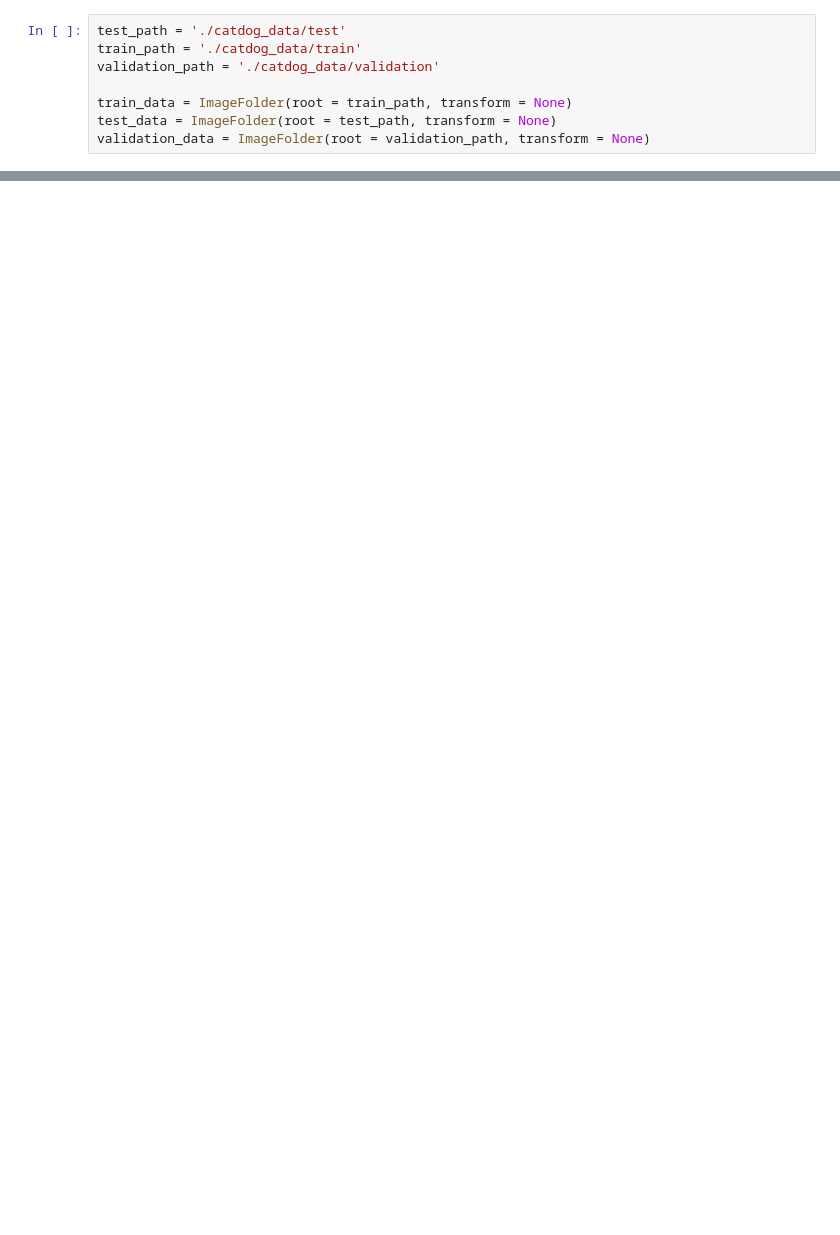
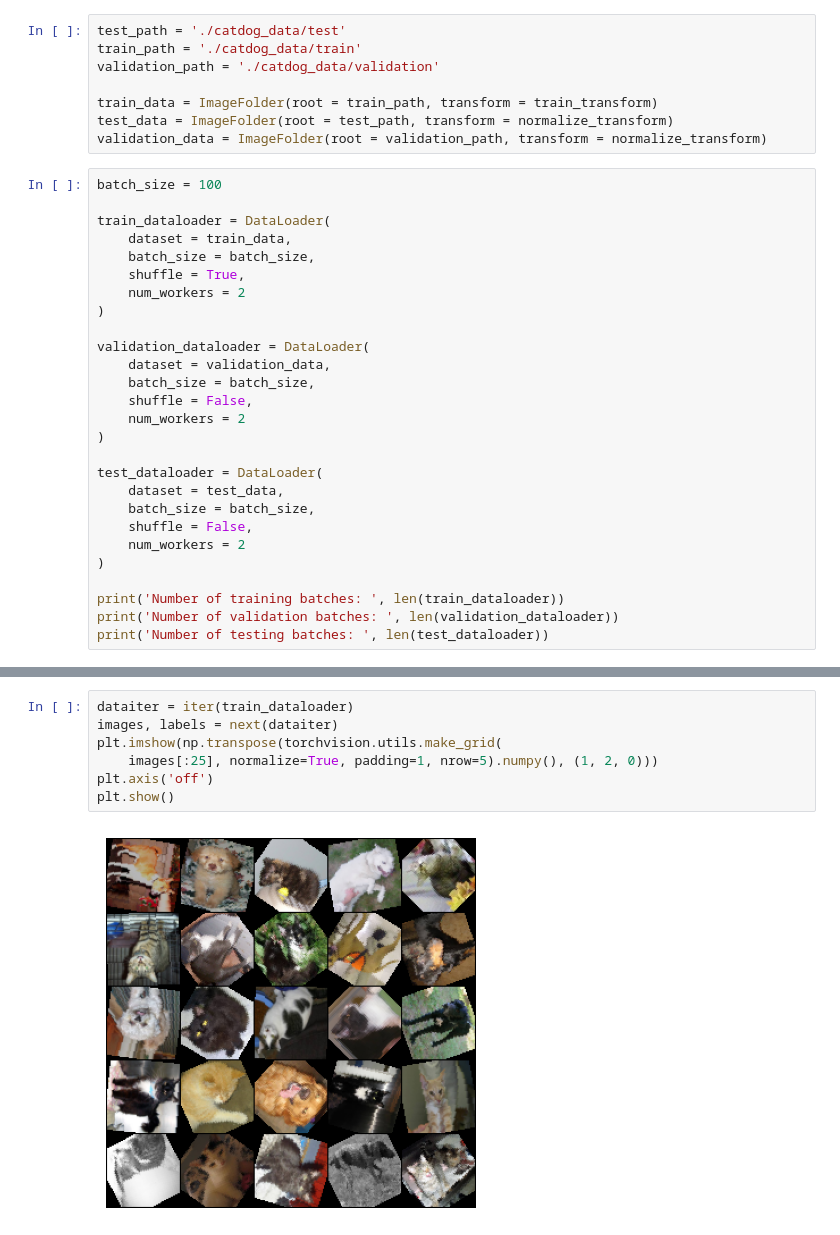
Before and after one commit to chrso19/catsanddogs, a Jupyter notebook: load_data.ipynb, the cells around one changed output, grey strips where cells are left out. Drawn from its saved outputs; the diff is of its cells as text; blank space fills up the shorter version.

```diff
--- a/load_data.ipynb
+++ b/load_data.ipynb
@@ -34,6 +36,33 @@ test_path = './catdog_data/test'
 train_path = './catdog_data/train'
 validation_path = './catdog_data/validation'
 
-train_data = ImageFolder(root = train_path, transform = None)
-test_data = ImageFolder(root = test_path, transform = None)
-validation_data = ImageFolder(root = validation_path, transform = None)
+train_data = ImageFolder(root = train_path, transform = train_transform)
+test_data = ImageFolder(root = test_path, transform = normalize_transform)
+validation_data = ImageFolder(root = validation_path, transform = normalize_transform)
+# %%
+batch_size = 100
+
+train_dataloader = DataLoader(
+    dataset = train_data,
+    batch_size = batch_size,
+    shuffle = True,
+    num_workers = 2
+)
+
+validation_dataloader = DataLoader(
+    dataset = validation_data,
+    batch_size = batch_size,
+    shuffle = False,
+    num_workers = 2
+)
+
+test_dataloader = DataLoader(
+    dataset = test_data,
+    batch_size = batch_size,
+    shuffle = False,
+    num_workers = 2
+)
+
+print('Number of training batches: ', len(train_dataloader))
+print('Number of validation batches: ', len(validation_dataloader))
+print('Number of testing batches: ', len(test_dataloader))
@@ -39,0 +73,9 @@ validation_data = ImageFolder(root = validation_path, transform = None)
+# %%
+dataiter = iter(train_dataloader)
+images, labels = next(dataiter)
+plt.imshow(np.transpose(torchvision.utils.make_grid(
+    images[:25], normalize=True, padding=1, nrow=5).numpy(), (1, 2, 0)))
+plt.axis('off')
+plt.show()
+# %% [output]
+[figure, added]
```
Also changed, not shown: parts of 8 cells of this notebook.
